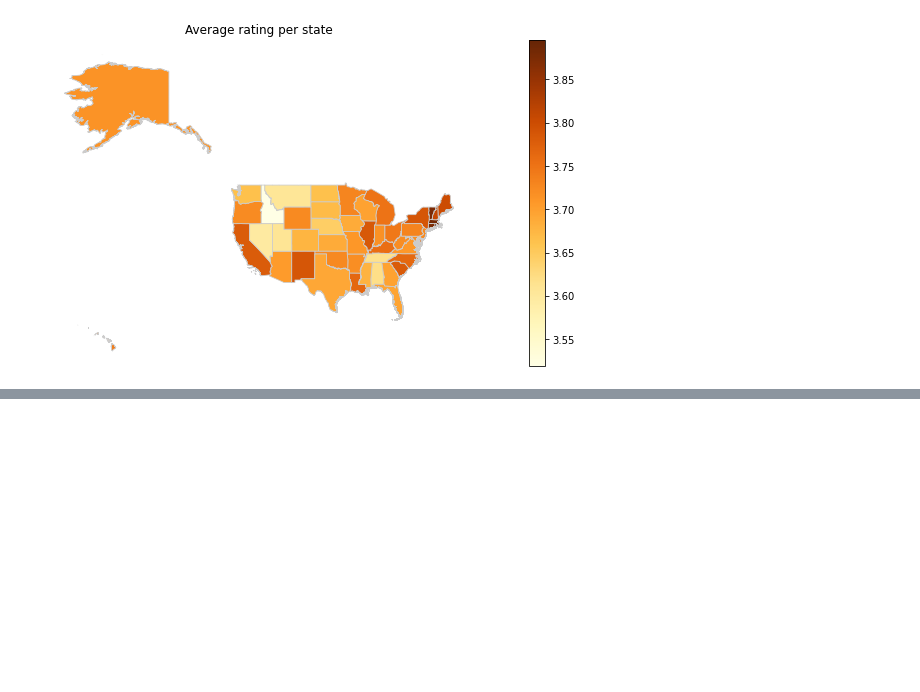
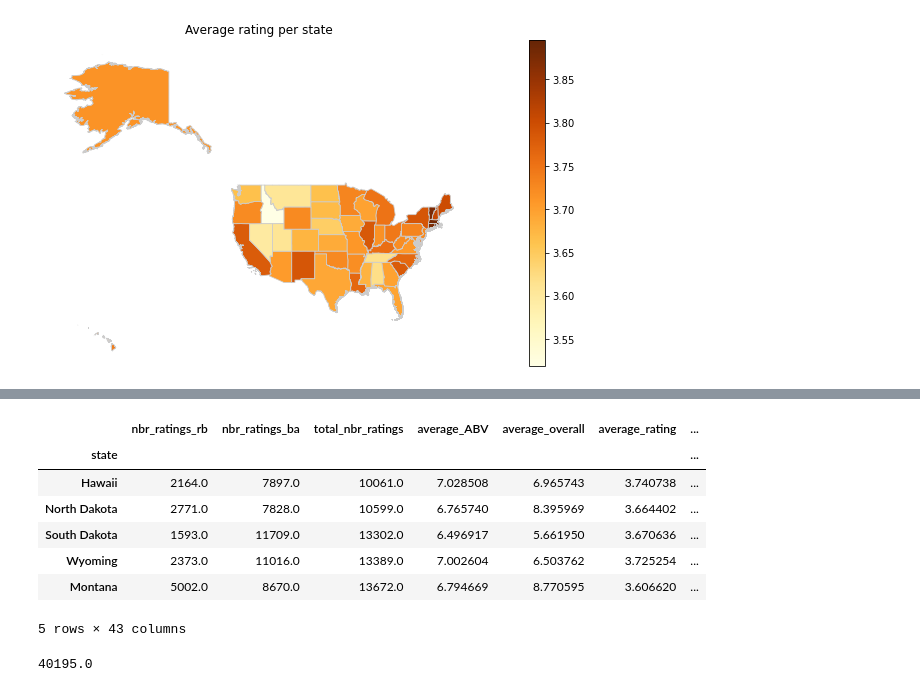
Before and after one commit to epfl-ada/ada-2022-project-teamdream, a Jupyter notebook: project_part1.ipynb, the cells around one changed output, grey strips where cells are left out. Drawn from its saved outputs; the diff is of its cells as text; code cells hidden in the pictures; blank space fills up the shorter version.

```diff
--- a/project_part1.ipynb
+++ b/project_part1.ipynb
@@ -722,0 +746,3 @@ beer_means_per_state_df.set_index(beer_ids_rb)
+# %%
+ratings_US_rb['year'] = ratings_US_rb['date'].apply(lambda x:datetime.datetime.strptime(x, '%Y-%m-%d %H:%M:%S').year)
+ratings_US_ba['year'] = ratings_US_ba['date'].apply(lambda x:datetime.datetime.strptime(x, '%Y-%m-%d %H:%M:%S').year)
@@ -722,0 +801,46 @@ beer_means_per_state_df.set_index(beer_ids_rb)
+# %%
+breweries_ratings_by_year_rb_groupby_location = breweries_ratings_by_year_rb.groupby('location')
+
+min_year = ratings_US_rb['year'].min()
+max_year = ratings_US_rb['year'].max()
+
+for y in range(min_year, max_year+1):
+    percentage_breweries_rated = np.array(list())
+    total_nbr_ratings = np.array(list())
+
+    # Compute for each state
+    for state in states_overview_df.index:
+        complete_state = 'United States, ' + state
+
+        # Get the number of ratings evolution through years
+        breweries_ratings_evolution = breweries_ratings_by_year_rb_groupby_location.get_group(complete_state)
+        nbr_breweries = breweries_ratings_evolution.shape[0]
+        nbr_ratings_per_brewery = breweries_ratings_evolution['nbr_ratings_' + str(y)]
+
+        # Compute the percentage of breweries rated
+        percentage = np.where(nbr_ratings_per_brewery > 0)[0].shape[0] / nbr_breweries
+
+        # Count the total nbr of ratings
+        cpt = sum(nbr_ratings_per_brewery)
+
+        # Add the results in the lists
+        percentage_breweries_rated = np.append(percentage_breweries_rated, percentage)
+        total_nbr_ratings = np.append(total_nbr_ratings, cpt)
+
+    states_overview_df['percentage_breweries_rated_' + str(y)] = percentage_breweries_rated
+    states_overview_df['total_nbr_ratings_'+ str(y)] = total_nbr_ratings
+# %%
+states_overview_df.head()
+# %% [output]
+|  | nbr_ratings_rb | nbr_ratings_ba | total_nbr_ratings | average_ABV | average_overall | average_rating | ... |
+| state |  |  |  |  |  |  | ... |
+| Hawaii | 2164.0 | 7897.0 | 10061.0 | 7.028508 | 6.965743 | 3.740738 | ... |
+| North Dakota | 2771.0 | 7828.0 | 10599.0 | 6.765740 | 8.395969 | 3.664402 | ... |
+| South Dakota | 1593.0 | 11709.0 | 13302.0 | 6.496917 | 5.661950 | 3.670636 | ... |
+| Wyoming | 2373.0 | 11016.0 | 13389.0 | 7.002604 | 6.503762 | 3.725254 | ... |
+| Montana | 5002.0 | 8670.0 | 13672.0 | 6.794669 | 8.770595 | 3.606620 | ... |
+5 rows × 43 columns
+# %%
+states_overview_df.describe().loc['max'][['total_nbr_ratings_' + str(y) for y in range(2000, 2018)]].max()
+# %% [output]
+40195.0
```
Also changed, not shown: parts of 26 cells of this notebook.
